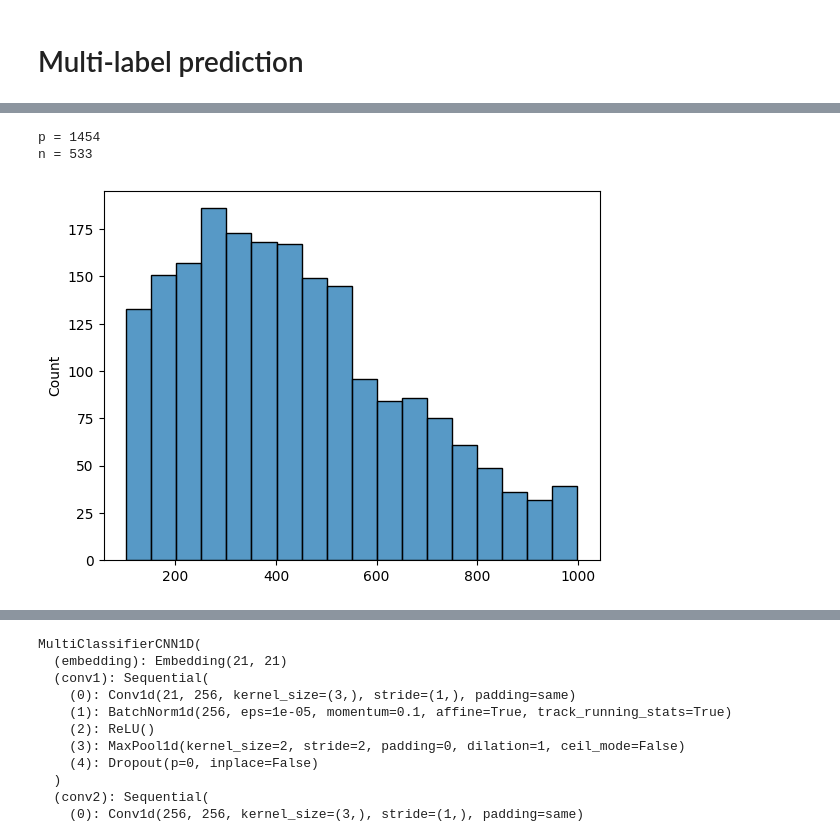
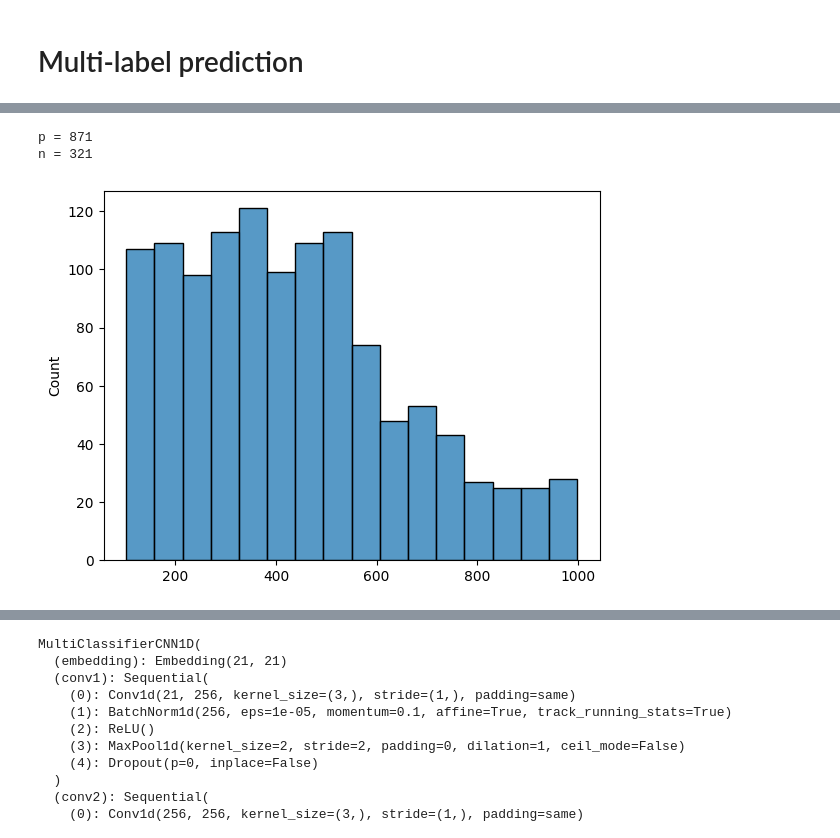
Before and after one commit to maussn/GRS34806-project, a Jupyter notebook: cnn_final.ipynb, the cells around one changed output, grey strips where cells are left out. Drawn from its saved outputs; the diff is of its cells as text; code cells hidden in the pictures.

```diff
--- a/cnn_final.ipynb
+++ b/cnn_final.ipynb
@@ -1380,23 +1380,23 @@ print(next(iter(traindataloader)))
         [0, 0, 0, 0, 0]])]
 # %%
 len_list = []
-for s in dl:
+for s in train_dl:
     len_list.append(len(s))
 sns.histplot(len_list)
 
 p = 0
 n = 0
-for labels in ll:
+for labels in train_ll:
     found_pos = False
     for l in labels:
         if l:
             p += 1
             found_pos = True
             break
     if not found_pos:
         n+=1
 print(f'{p = }\n{n = }')
 # %% [output]
-p = 1454
-n = 533
+p = 871
+n = 321
-[figure, old version]
+[figure, new version]
```
Also changed, not shown: parts of 10 cells of this notebook.
